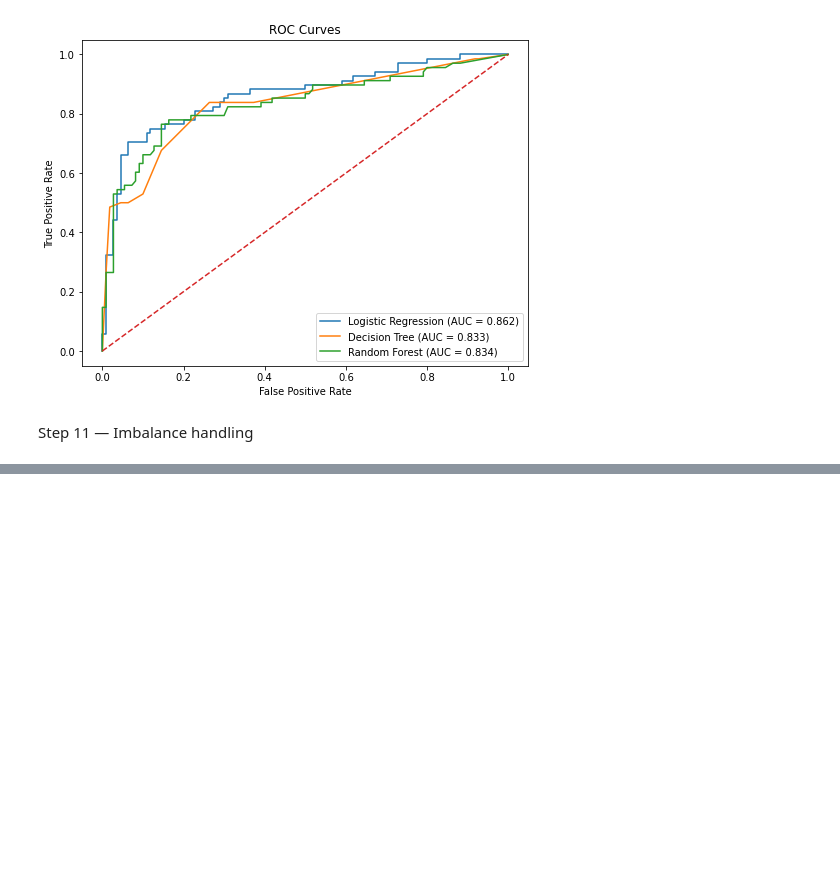
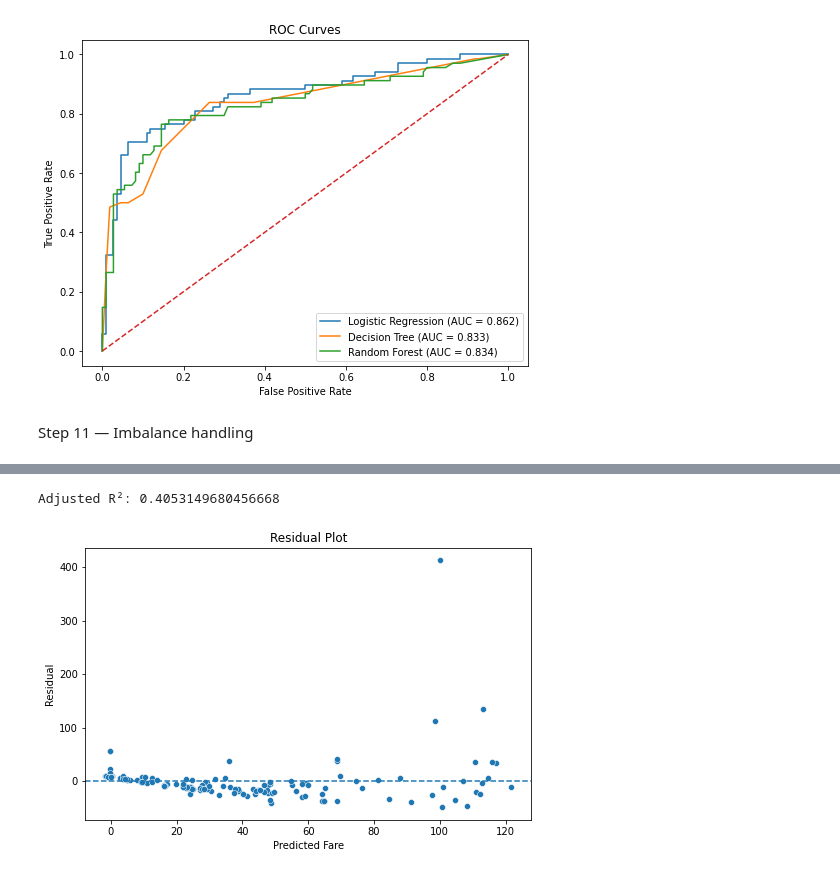
Before and after one commit to prathyushakatepalli99/AI-Capstone-Project, a Jupyter notebook: analytics/02_modeling.ipynb, the cells around one changed output, grey strips where cells are left out. Saved outputs shown, nothing was run; the diff lists cells and outputs as text; code cells hidden in the pictures; blank space fills up the shorter version.

Commit message:
final modeling.ipynb and save joblib and README files

```diff
--- a/analytics/02_modeling.ipynb
+++ b/analytics/02_modeling.ipynb
@@ -351,0 +574,17 @@ Step 11 — Imbalance handling
+# %%
+reg_preprocessor = ColumnTransformer([
+    ('num', reg_numeric_pipeline, reg_numeric_features),
+    ('cat', reg_categorical_pipeline, reg_categorical_features)
+])
+# %%
+from sklearn.linear_model import LinearRegression
+
+regression_pipeline = Pipeline([
+    ('preprocessor', reg_preprocessor),
+    ('model', LinearRegression())
+])
+
+regression_pipeline.fit(
+    X_reg_train,
+    y_reg_train
+)
@@ -351,0 +608,2 @@ Step 11 — Imbalance handling
+# %%
+y_reg_pred = regression_pipeline.predict(X_reg_test)
@@ -351,0 +641,36 @@ Step 11 — Imbalance handling
+# %%
+transformed_X_reg = regression_pipeline.named_steps[
+    'preprocessor'
+].transform(X_reg_test)
+
+p_transformed = transformed_X_reg.shape[1]
+
+adjusted_r2 = 1 - (
+    (1 - r2) * (n - 1) / (n - p_transformed - 1)
+)
+
+print("Adjusted R²:", adjusted_r2)
+# %% [output]
+Adjusted R²: 0.4053149680456668
+# %%
+residuals = y_reg_test - y_reg_pred
+
+plt.figure(figsize=(8, 5))
+
+sns.scatterplot(
+    x=y_reg_pred,
+    y=residuals
+)
+
+plt.axhline(
+    y=0,
+    linestyle='--'
+)
+
+plt.xlabel('Predicted Fare')
+plt.ylabel('Residual')
+plt.title('Residual Plot')
+
+plt.show()
+# %% [output]
+[figure, added]
```
Also changed, not shown: parts of 32 cells of this notebook, 2 other files.
